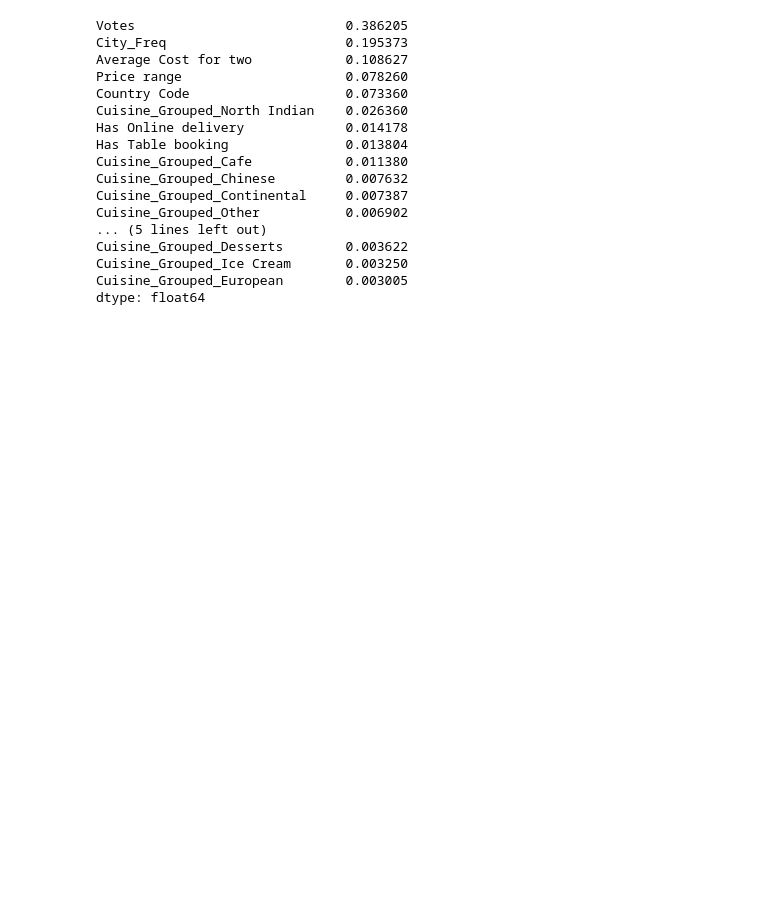
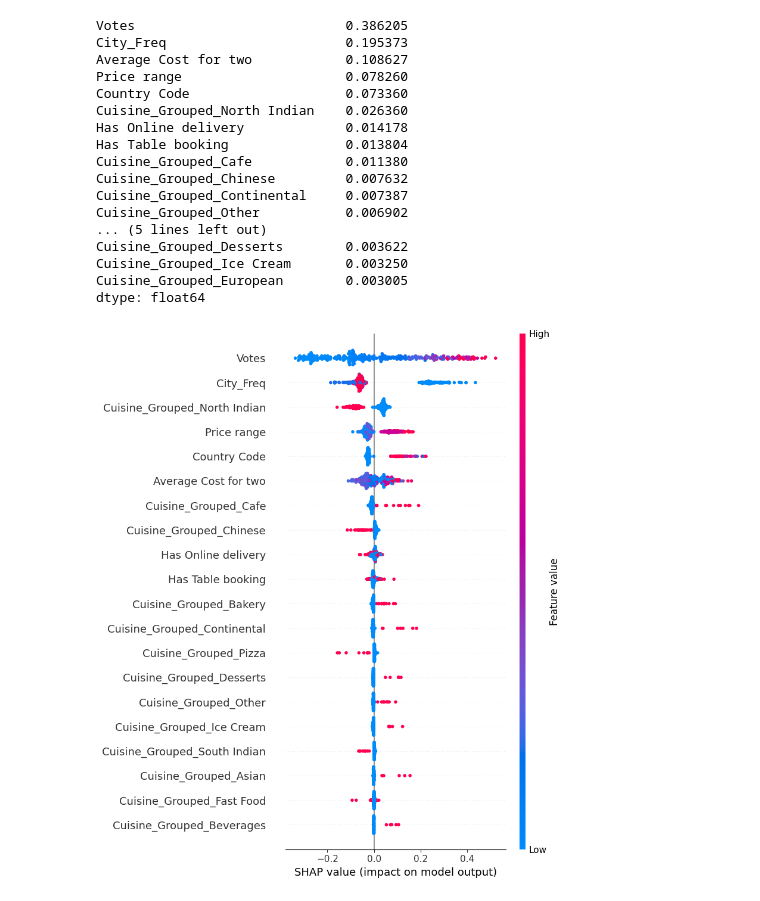
Before and after one commit to adarsh-v-h/Restaurant-Data-Analysis, a Jupyter notebook: notebooks/06_model_interpretation.ipynb, the cells around one changed output. Drawn from its saved outputs; the diff is of its cells as text; code cells hidden in the pictures; blank space fills up the shorter version.

Commit message:
Finished Restaurant rating Prediction model and done with model Interpretation

```diff
--- a/notebooks/06_model_interpretation.ipynb
+++ b/notebooks/06_model_interpretation.ipynb
@@ -45,3 +50,14 @@ Cuisine_Grouped_Desserts        0.003622
 Cuisine_Grouped_Ice Cream       0.003250
 Cuisine_Grouped_European        0.003005
 dtype: float64
+# %%
+# Shap summary plot
+explainer = shap.TreeExplainer(model)
+
+sample = X_test.sample(300, random_state=42)
+
+shap_values = explainer.shap_values(sample)
+
+shap.summary_plot(shap_values, sample, plot_type="dot")
+# %% [output]
+[figure, added]
```
Also changed, not shown: parts of 13 cells of this notebook, 13 other files.
